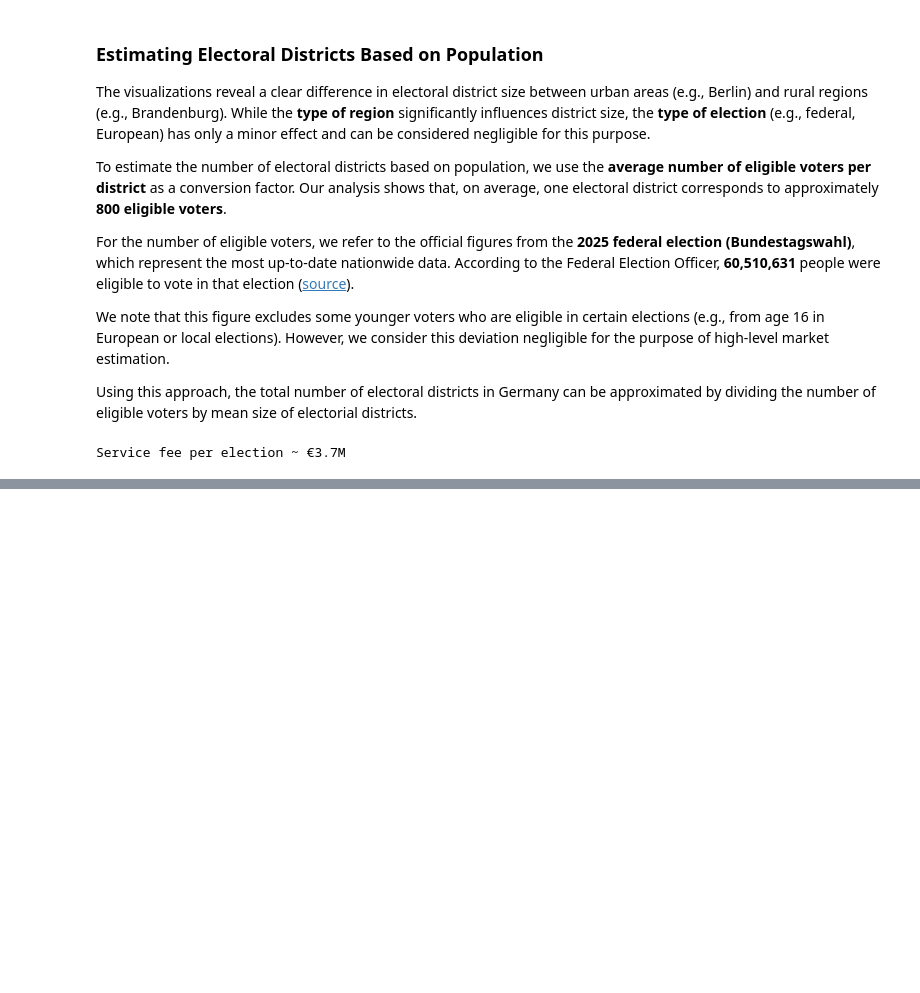
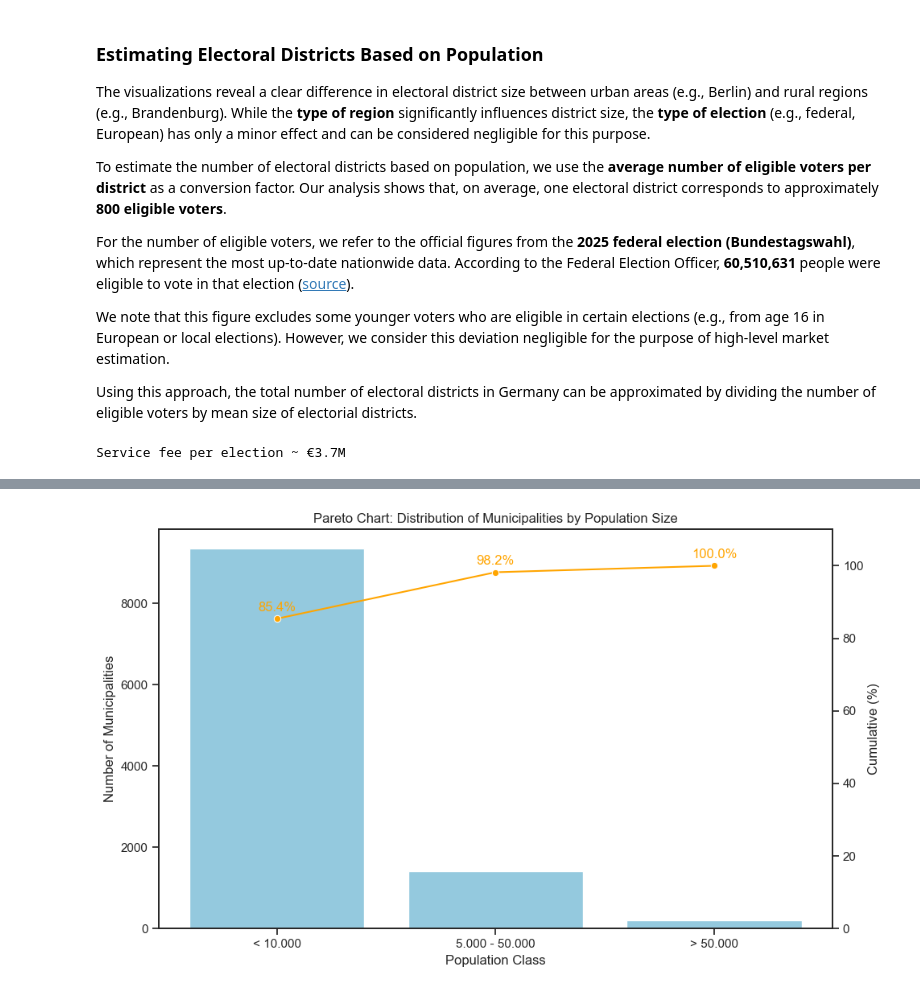
Before and after one commit to weissflogtom/vc-marketsizing, a Jupyter notebook: marketsize.ipynb, the cells around one changed output, grey strips where cells are left out. Drawn from its saved outputs; the diff is of its cells as text; code cells hidden in the pictures; blank space fills up the shorter version.

```diff
--- a/marketsize.ipynb
+++ b/marketsize.ipynb
@@ -121,0 +128,14 @@ Service fee per election ~ €3.7M
+# %%
+def size_category(row):
+    if row['Population'] < 10_000:
+        return '< 10.000'
+    if row['Population'] > 50_000:
+        return '> 50.000'
+    return '5.000 - 50.000'
+
+
+municipalities = pd.read_excel('AuszugGV2QAktuell.xlsx', sheet_name='Onlineprodukt_Gemeinden30062025', usecols='C:J', skiprows=6, names=['Land', 'RB', 'Kreis', 'VB', 'Gem', 'Name', 'Size', 'Population'], dtype=str)
+municipalities = municipalities.loc[municipalities['Size'].notna() & municipalities['Population'].notna()]
+municipalities['Population'] = municipalities['Population'].astype(int)
+municipalities['Size category'] = municipalities.apply(size_category, axis=1)
+municipalities.head()
@@ -121,0 +149,27 @@ Service fee per election ~ €3.7M
+# %%
+counts = municipalities["Size category"].value_counts().sort_values(ascending=False)
+municipalities_pareto = counts.reset_index()
+municipalities_pareto.columns = ["Size category", "count"]
+
+municipalities_pareto["cumulative"] = municipalities_pareto["count"].cumsum()
+municipalities_pareto["cumulative_pct"] = municipalities_pareto["cumulative"] / municipalities_pareto["count"].sum() * 100
+
+fig, ax1 = plt.subplots(figsize=(10, 6))
+
+sns.barplot(x="Size category", y="count", data=municipalities_pareto, ax=ax1, color="skyblue")
+ax1.set_ylabel("Number of Municipalities")
+ax1.set_xlabel("Population Class")
+
+ax2 = ax1.twinx()
+sns.lineplot(x="Size category", y="cumulative_pct", data=municipalities_pareto, ax=ax2, color="orange", marker="o")
+ax2.set_ylabel("Cumulative (%)")
+ax2.set_ylim(0, 110)
+
+for x, y in enumerate(municipalities_pareto["cumulative_pct"]):
+    ax2.text(x, y + 2, f"{y:.1f}%", ha="center", color="orange")
+
+plt.title("Pareto Chart: Distribution of Municipalities by Population Size")
+plt.tight_layout()
+plt.show()
+# %% [output]
+[figure, added]
```
Also changed, not shown: parts of 8 cells of this notebook, 1 other file.
